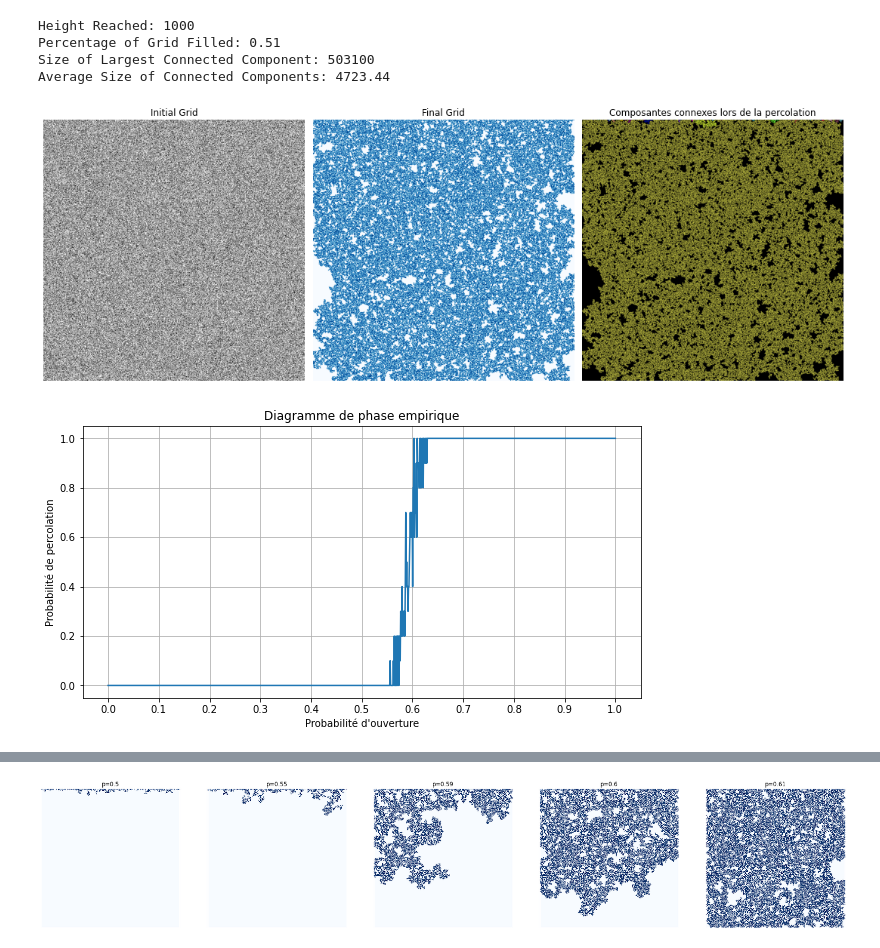
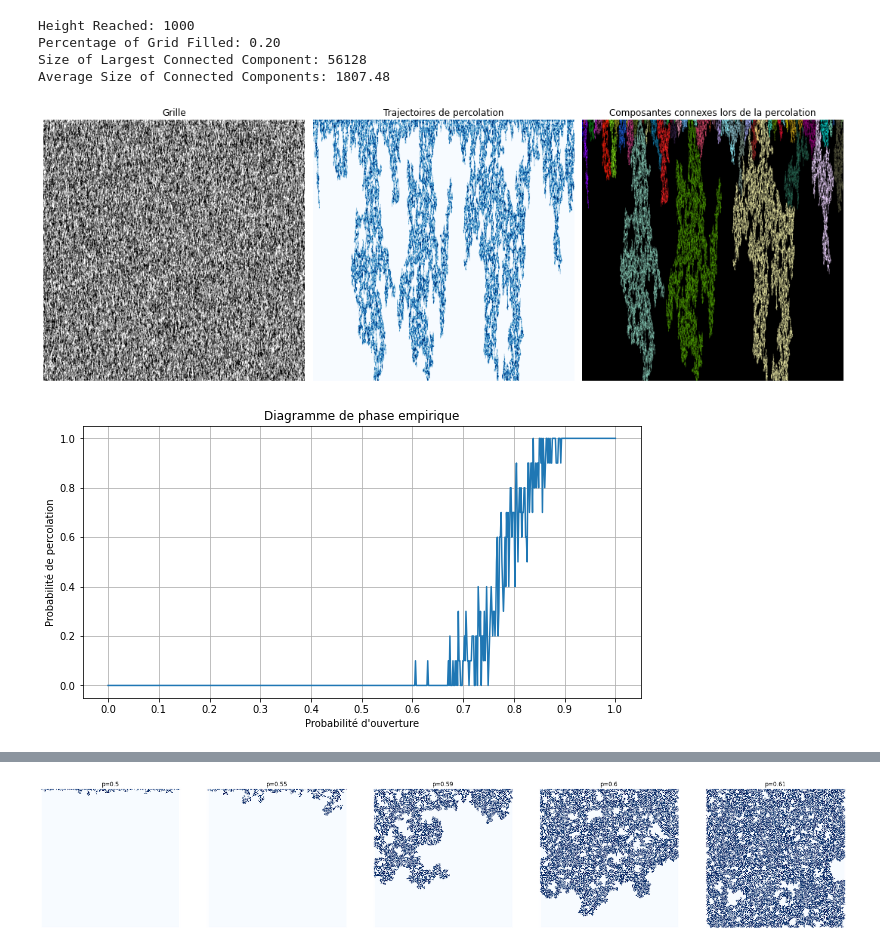
Before and after one commit to Hazdard/Percolation, a Jupyter notebook: percolation.ipynb, the cells around one changed output, grey strips where cells are left out. Drawn from its saved outputs; the diff is of its cells as text; code cells hidden in the pictures.

```diff
--- a/percolation.ipynb
+++ b/percolation.ipynb
@@ -10,10 +4,6 @@ import matplotlib.pyplot as plt
 from scipy.ndimage import label
 
 def create_grid(height, width, probability, dependant=False, p_prime=0.5):
-    """
-    Crée une grille de sites (nœuds) avec une probabilité donnée,
-    éventuellement dépendante de l'état de la case au-dessus.
-    """
     grid = np.random.rand(height, width) < probability
 
     if dependant:
@@ -29,14 +19,9 @@ def create_grid(height, width, probability, dependant=False, p_prime=0.5):
 
 
 def simulate_liquid_flow(grid, allow_diagonal=False):
-    """
-    Simule l'écoulement d'un liquide depuis le haut de la grille.
-    """
     filled_cells = np.zeros_like(grid)
     max_height_reached = 0
-
-    stack = []  # Pile pour le parcours en profondeur itératif
-
+    stack = []
     for j in range(grid.shape[1]):
         if grid[0, j] == 1:
             stack.append((0, j))
@@ -115,7 +100,7 @@ def colorize_connected_components(grid):
 
     return colored_grid
 
-def main(height, width, probability, allow_diagonal=False, dependant=False, p_prime=0.5):
+def main(height, width, probability, allow_diagonal=False, dependant=True, p_prime=0.5):
     """
     Exécute la simulation principale et affiche les résultats ainsi que les graphes initial et final avec et sans couleurs.
     """
@@ -129,7 +114,7 @@ def main(height, width, probability, allow_diagonal=False, dependant=False, p_pr
     plt.figure(figsize=(15, 15))
     plt.subplot(131)
     plt.imshow(inverted_grid, cmap='binary')
-    plt.title('Initial Grid')
+    plt.title('Grille')
     plt.axis('off')
 
     # Simuler l'écoulement du liquide
@@ -148,7 +133,7 @@ def main(height, width, probability, allow_diagonal=False, dependant=False, p_pr
     # Afficher la grille finale sans couleurs
     plt.subplot(132)
     plt.imshow(filled_cells, cmap='Blues', vmin=0, vmax=1)
-    plt.title('Final Grid')
+    plt.title('Trajectoires de percolation')
     plt.axis('off')
 
     # Afficher la grille finale avec les composantes connexes colorées
@@ -157,33 +142,33 @@ def main(height, width, probability, allow_diagonal=False, dependant=False, p_pr
     plt.imshow(colored_grid)
     plt.title('Composantes connexes lors de la percolation')
     plt.axis('off')
-
+    plt.savefig('test.png', dpi=300)
     plt.tight_layout()
     plt.show()
 # %%
 if __name__ == "__main__":
     height = 1000  # Hauteur de la grille
     width = 1000  # Largeur de la grille
-    probability = 0.61  # Probabilité de présence initiale de liquide
+    probability = 0.65  # Probabilité de présence initiale de liquide
     allow_diagonal = False  # Paramètre pour autoriser le mouvement diagonal
-    dependant = False
-    p_prime=0.7
+    dependant = True
+    p_prime=0.9
     main(height, width, probability, allow_diagonal,dependant,p_prime)
 # %% [output]
 Height Reached: 1000
-Percentage of Grid Filled: 0.51
-Size of Largest Connected Component: 503100
-Average Size of Connected Components: 4723.44
+Percentage of Grid Filled: 0.20
+Size of Largest Connected Component: 56128
+Average Size of Connected Components: 1807.48
-[figure, old version]
+[figure, new version]
 # %%
-def percolation_probability(open_probability, num_trials=10, grid_size=50, allow_diagonal=False):
+def percolation_probability(open_probability, num_trials=10, grid_size=50, allow_diagonal=False, dependant=False):
     """
     Calcule la probabilité de percolation en fonction de la probabilité qu'une case soit ouverte.
     """
     percolation_count = 0
 
     for _ in range(num_trials):
-        grid = np.random.rand(grid_size, grid_size) < open_probability
+        grid = create_grid(height, width, open_probability, dependant, open_probability)
         filled_cells, _ = simulate_liquid_flow(grid, allow_diagonal)
 
         if np.any(filled_cells[-1]):
@@ -191,19 +176,19 @@ def percolation_probability(open_probability, num_trials=10, grid_size=50, allow
 
     return percolation_count / num_trials
 
-def plot_percolation_probability(num_trials=5, grid_size=100, allow_diagonal=False):
+def plot_percolation_probability(num_trials=5, grid_size=100, allow_diagonal=False,dependant=False):
     """
     Trace le graphe de la probabilité de percolation en fonction de la probabilité qu'une case soit ouverte.
     """
-    linspace1=np.linspace(0, 0.5,5)
-    linspace2=np.linspace(0.5,0.68, 200)
-    linspace4=np.linspace(0.68, 1, 5)
+    linspace1=np.linspace(0, 0.6,5)
+    linspace2=np.linspace(0.6,0.9, 200)
+    linspace4=np.linspace(0.9, 1, 5)
     linspace3 = np.concatenate((linspace1, linspace2))
-    open_probabilities = concatenated_linspace = np.concatenate((linspace3, linspace4))  # Probabilités d'ouverture de 0 à 1 avec un pas de 0.01
+    open_probabilities =  np.concatenate((linspace3, linspace4))  # Probabilités d'ouverture de 0 à 1 avec un pas de 0.01
     percolation_probabilities = []
 
     for open_probability in open_probabilities:
-        percolation_prob = percolation_probability(open_probability, num_trials, grid_size, allow_diagonal)
+        percolation_prob = percolation_probability(open_probability, num_trials, grid_size, allow_diagonal, dependant)
         percolation_probabilities.append(percolation_prob)
     plt.figure(figsize=(10, 5))
     plt.plot(open_probabilities, percolation_probabilities)
@@ -214,9 +199,9 @@ def plot_percolation_probability(num_trials=5, grid_size=100, allow_diagonal=Fal
     plt.grid(True)
     plt.show()
 # Exemple d'utilisation :
-plot_percolation_probability(10,100)
+plot_percolation_probability(10,50,False,True)
 # %% [output]
-[figure, old version]
+[figure, new version]
 # %%
 def plot_depth_vs_probability(height, width, probabilities, num_simulations=100, allow_diagonal=False):
     """
```
Also changed, not shown: parts of 3 cells of this notebook, 3 other files.
